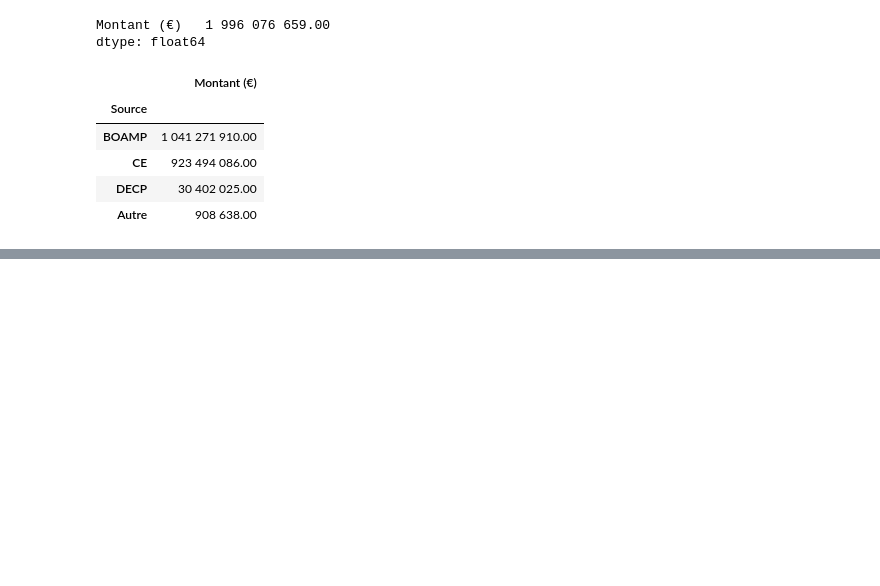
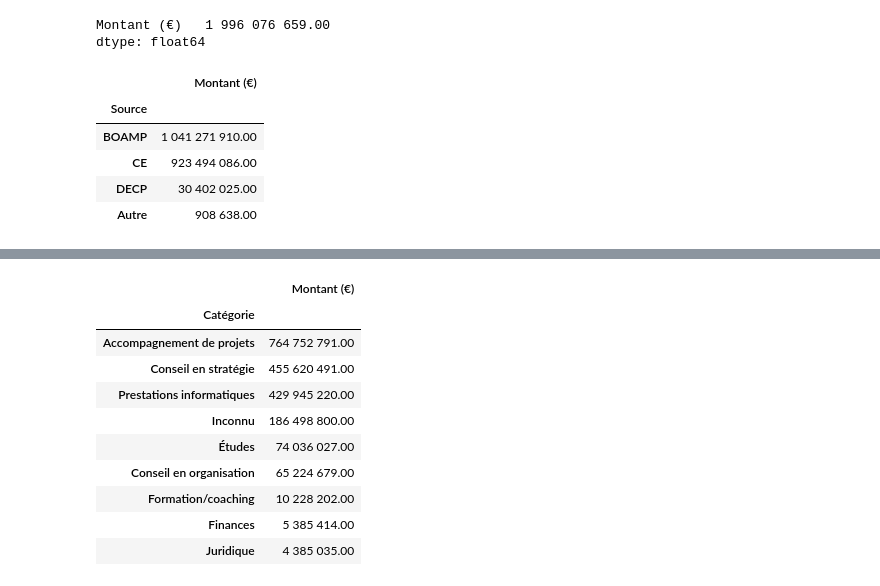
Before and after one commit to taniki/notebooks, a Jupyter notebook: sénat - cabinets de conseil/décodeurs.ipynb, the cells around one changed output, grey strips where cells are left out. Cells and saved outputs as stored; diff of their text form; code cells hidden in the pictures; blank space fills up the shorter version.

```diff
--- a/sénat - cabinets de conseil/décodeurs.ipynb
+++ b/sénat - cabinets de conseil/décodeurs.ipynb
@@ -240,0 +285,23 @@ dtype: float64
+# %%
+categories_dist = (missions
+     .groupby(["Catégorie"])
+     .sum()
+     .sort_values(by="Montant (€)", ascending=False)
+     .style
+         .pipe(pretty)
+         .bar(subset="Montant (€)")
+)
+
+categories_dist
+# %% [output]
+|  | Montant (€) |
+| Catégorie |  |
+| Accompagnement de projets | 764 752 791.00 |
+| Conseil en stratégie | 455 620 491.00 |
+| Prestations informatiques | 429 945 220.00 |
+| Inconnu | 186 498 800.00 |
+| Études | 74 036 027.00 |
+| Conseil en organisation | 65 224 679.00 |
+| Formation/coaching | 10 228 202.00 |
+| Finances | 5 385 414.00 |
+| Juridique | 4 385 035.00 |
```
Also changed, not shown: parts of 27 cells of this notebook.
